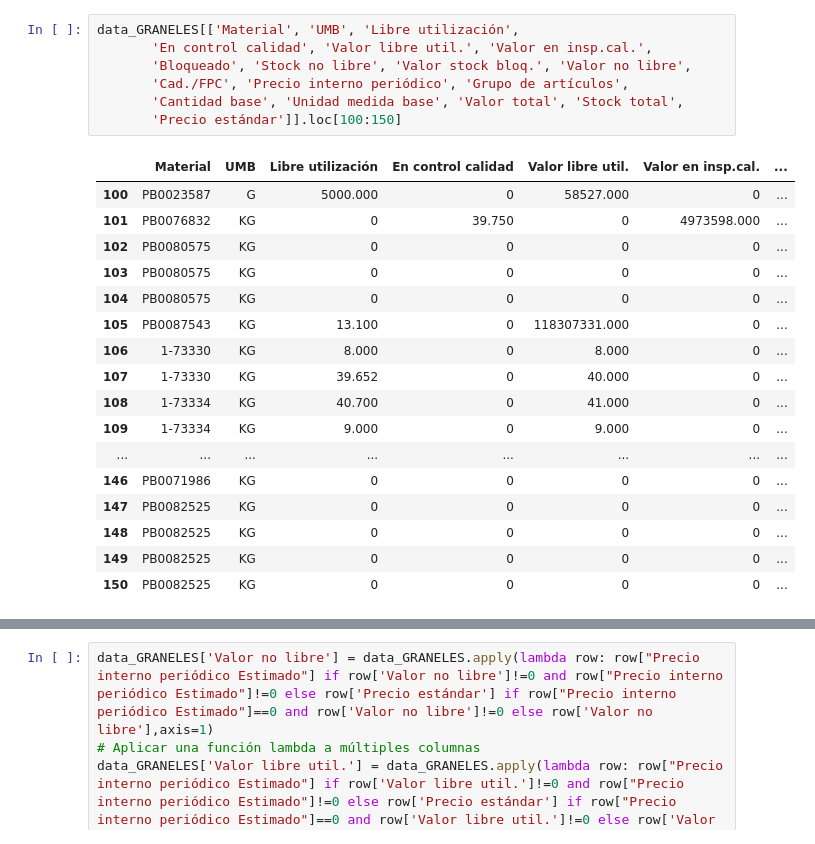
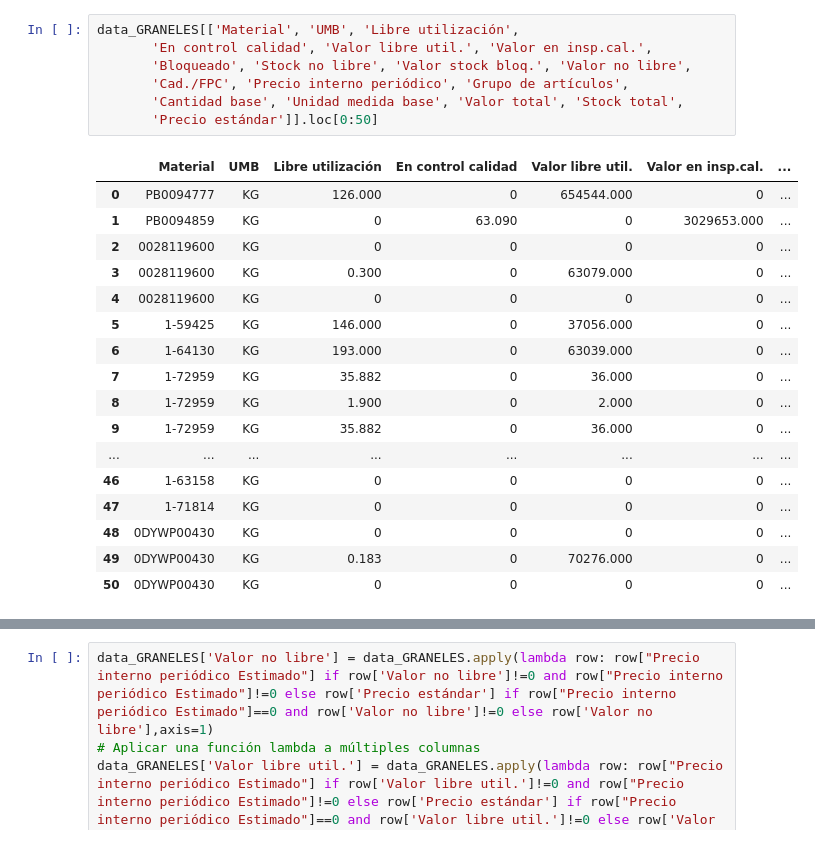
Before and after one commit to DidierMRTZ/Bot_Automa_SAP, a Jupyter notebook: Automatizaciones Prebel/Bot_Vencimiento_GR_MT/Edicion_Final.ipynb, the cells around one changed output, grey strips where cells are left out. Drawn from its saved outputs; the diff is of its cells as text.

```diff
--- a/Automatizaciones Prebel/Bot_Vencimiento_GR_MT/Edicion_Final.ipynb
+++ b/Automatizaciones Prebel/Bot_Vencimiento_GR_MT/Edicion_Final.ipynb
@@ -112,25 +113,25 @@ data_GRANELES=data_GRANELES[data_GRANELES['Material'].notnull()]
 # %%
 data_GRANELES[['Material', 'UMB', 'Libre utilización',
        'En control calidad', 'Valor libre util.', 'Valor en insp.cal.',
        'Bloqueado', 'Stock no libre', 'Valor stock bloq.', 'Valor no libre',
        'Cad./FPC', 'Precio interno periódico', 'Grupo de artículos',
        'Cantidad base', 'Unidad medida base', 'Valor total', 'Stock total',
-       'Precio estándar']].loc[100:150]
+       'Precio estándar']].loc[0:50]
 # %% [output]
 |  | Material | UMB | Libre utilización | En control calidad | Valor libre util. | Valor en insp.cal. | ... |
-| 100 | PB0023587 | G | 5000.000 | 0 | 58527.000 | 0 | ... |
-| 101 | PB0076832 | KG | 0 | 39.750 | 0 | 4973598.000 | ... |
-| 102 | PB0080575 | KG | 0 | 0 | 0 | 0 | ... |
-| 103 | PB0080575 | KG | 0 | 0 | 0 | 0 | ... |
-| 104 | PB0080575 | KG | 0 | 0 | 0 | 0 | ... |
-| 105 | PB0087543 | KG | 13.100 | 0 | 118307331.000 | 0 | ... |
-| 106 | 1-73330 | KG | 8.000 | 0 | 8.000 | 0 | ... |
-| 107 | 1-73330 | KG | 39.652 | 0 | 40.000 | 0 | ... |
-| 108 | 1-73334 | KG | 40.700 | 0 | 41.000 | 0 | ... |
-| 109 | 1-73334 | KG | 9.000 | 0 | 9.000 | 0 | ... |
+| 0 | PB0094777 | KG | 126.000 | 0 | 654544.000 | 0 | ... |
+| 1 | PB0094859 | KG | 0 | 63.090 | 0 | 3029653.000 | ... |
+| 2 | 0028119600 | KG | 0 | 0 | 0 | 0 | ... |
+| 3 | 0028119600 | KG | 0.300 | 0 | 63079.000 | 0 | ... |
+| 4 | 0028119600 | KG | 0 | 0 | 0 | 0 | ... |
+| 5 | 1-59425 | KG | 146.000 | 0 | 37056.000 | 0 | ... |
+| 6 | 1-64130 | KG | 193.000 | 0 | 63039.000 | 0 | ... |
+| 7 | 1-72959 | KG | 35.882 | 0 | 36.000 | 0 | ... |
+| 8 | 1-72959 | KG | 1.900 | 0 | 2.000 | 0 | ... |
+| 9 | 1-72959 | KG | 35.882 | 0 | 36.000 | 0 | ... |
 | ... | ... | ... | ... | ... | ... | ... | ... |
-| 146 | PB0071986 | KG | 0 | 0 | 0 | 0 | ... |
-| 147 | PB0082525 | KG | 0 | 0 | 0 | 0 | ... |
-| 148 | PB0082525 | KG | 0 | 0 | 0 | 0 | ... |
-| 149 | PB0082525 | KG | 0 | 0 | 0 | 0 | ... |
-| 150 | PB0082525 | KG | 0 | 0 | 0 | 0 | ... |
+| 46 | 1-63158 | KG | 0 | 0 | 0 | 0 | ... |
+| 47 | 1-71814 | KG | 0 | 0 | 0 | 0 | ... |
+| 48 | 0DYWP00430 | KG | 0 | 0 | 0 | 0 | ... |
+| 49 | 0DYWP00430 | KG | 0.183 | 0 | 70276.000 | 0 | ... |
+| 50 | 0DYWP00430 | KG | 0 | 0 | 0 | 0 | ... |
```
Also changed, not shown: parts of 6 cells of this notebook.
